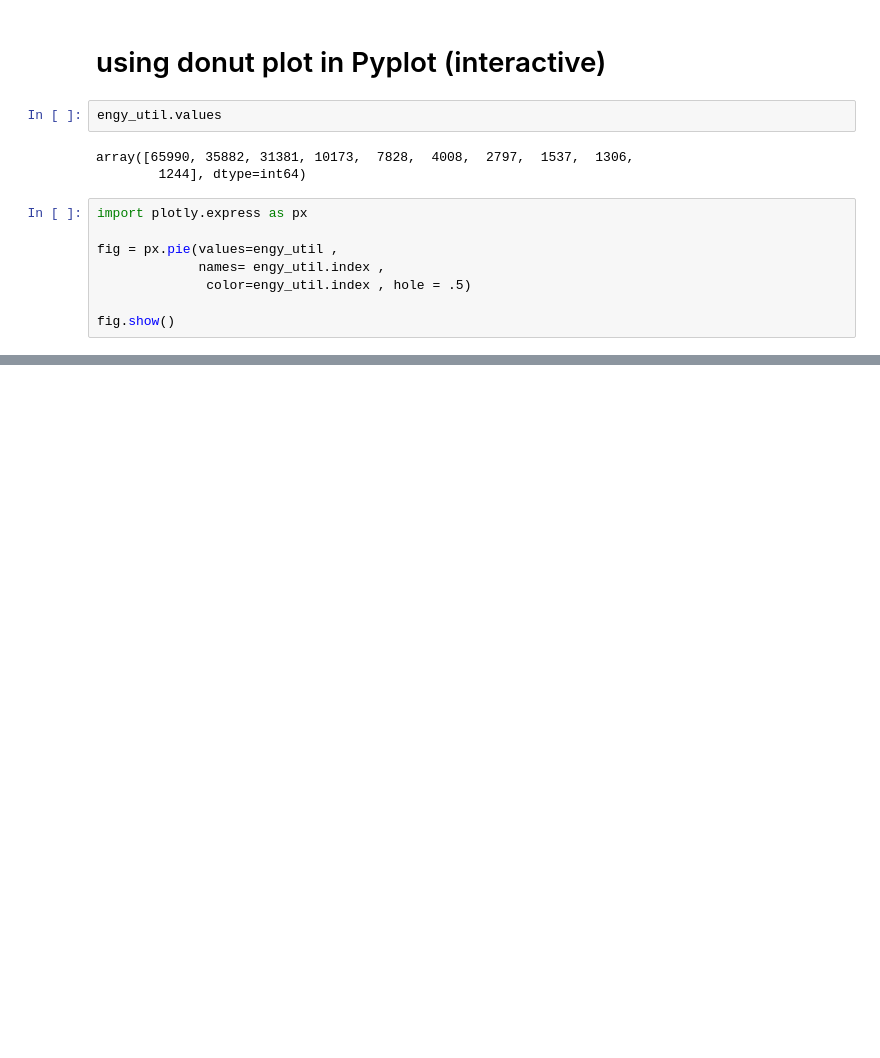
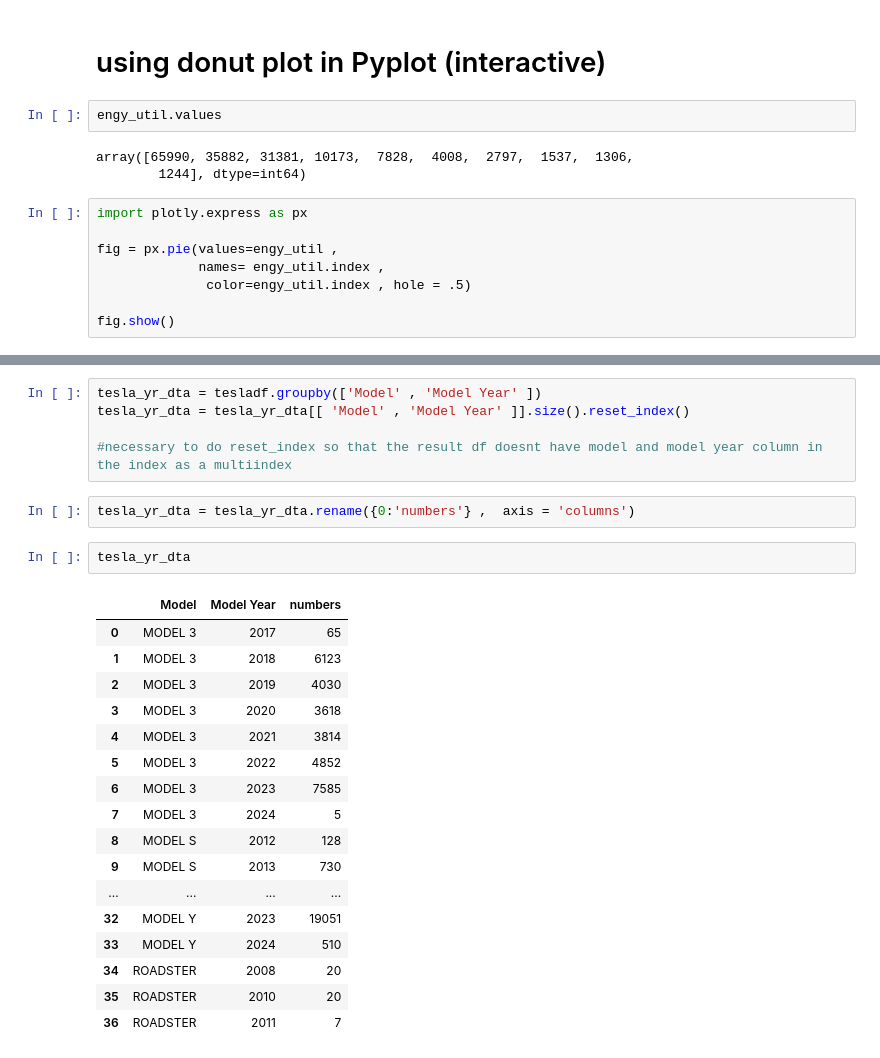
Before and after one commit to sshettyongit/EV_EDA_tesla, a Jupyter notebook: EV-EDA.ipynb, the cells around one changed output, grey strips where cells are left out. Saved outputs shown, nothing was run; the diff lists cells and outputs as text; blank space fills up the shorter version.

```diff
--- a/EV-EDA.ipynb
+++ b/EV-EDA.ipynb
@@ -173,0 +219,27 @@ fig.show()
+# %%
+tesla_yr_dta = tesladf.groupby(['Model' , 'Model Year' ])
+tesla_yr_dta = tesla_yr_dta[[ 'Model' , 'Model Year' ]].size().reset_index()
+
+#necessary to do reset_index so that the result df doesnt have model and model year column in the index as a multiindex
+# %%
+tesla_yr_dta = tesla_yr_dta.rename({0:'numbers'} ,  axis = 'columns')
+# %%
+tesla_yr_dta
+# %% [output]
+|  | Model | Model Year | numbers |
+| 0 | MODEL 3 | 2017 | 65 |
+| 1 | MODEL 3 | 2018 | 6123 |
+| 2 | MODEL 3 | 2019 | 4030 |
+| 3 | MODEL 3 | 2020 | 3618 |
+| 4 | MODEL 3 | 2021 | 3814 |
+| 5 | MODEL 3 | 2022 | 4852 |
+| 6 | MODEL 3 | 2023 | 7585 |
+| 7 | MODEL 3 | 2024 | 5 |
+| 8 | MODEL S | 2012 | 128 |
+| 9 | MODEL S | 2013 | 730 |
+| ... | ... | ... | ... |
+| 32 | MODEL Y | 2023 | 19051 |
+| 33 | MODEL Y | 2024 | 510 |
+| 34 | ROADSTER | 2008 | 20 |
+| 35 | ROADSTER | 2010 | 20 |
+| 36 | ROADSTER | 2011 | 7 |
```
Also changed, not shown: parts of 8 cells of this notebook.
